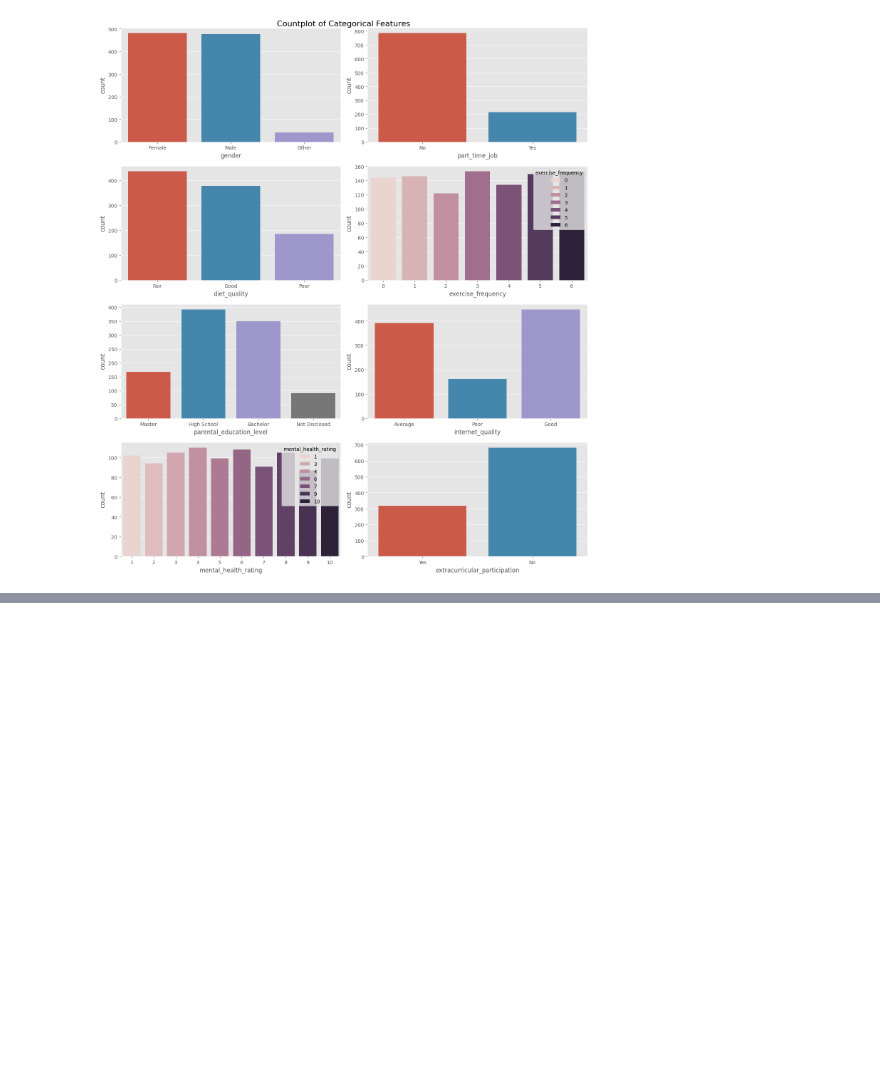
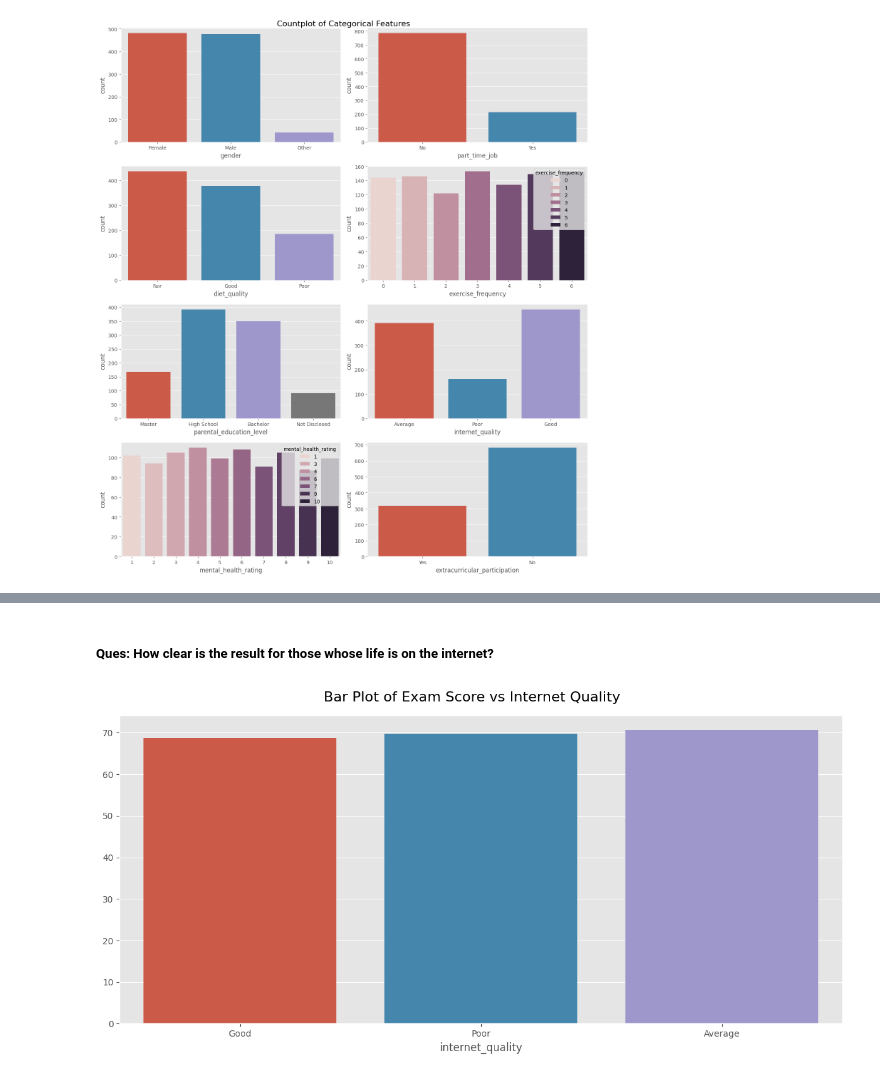
Before and after one commit to AnubhavYadavBCA25/Student-Habit-Performance-Project, a Jupyter notebook: notebook/EDA.ipynb, the cells around one changed output, grey strips where cells are left out. Cells and saved outputs as stored; diff of their text form; code cells hidden in the pictures; blank space fills up the shorter version.

```diff
--- a/notebook/EDA.ipynb
+++ b/notebook/EDA.ipynb
@@ -345,0 +415,10 @@ plt.tight_layout()
+# %% [markdown]
+##### Ques: How clear is the result for those whose life is on the internet?
+# %%
+plt.figure(figsize=(12,6))
+plt.suptitle("Bar Plot of Exam Score vs Internet Quality", fontsize=16)
+avg_exam_score_internet = df.groupby('internet_quality')['exam_score'].mean().sort_values()
+sns.barplot(x=avg_exam_score_internet.index, y=avg_exam_score_internet.values, hue=avg_exam_score_internet.index)
+plt.tight_layout()
+# %% [output]
+[figure, added]
```
Also changed, not shown: parts of 15 cells of this notebook.
